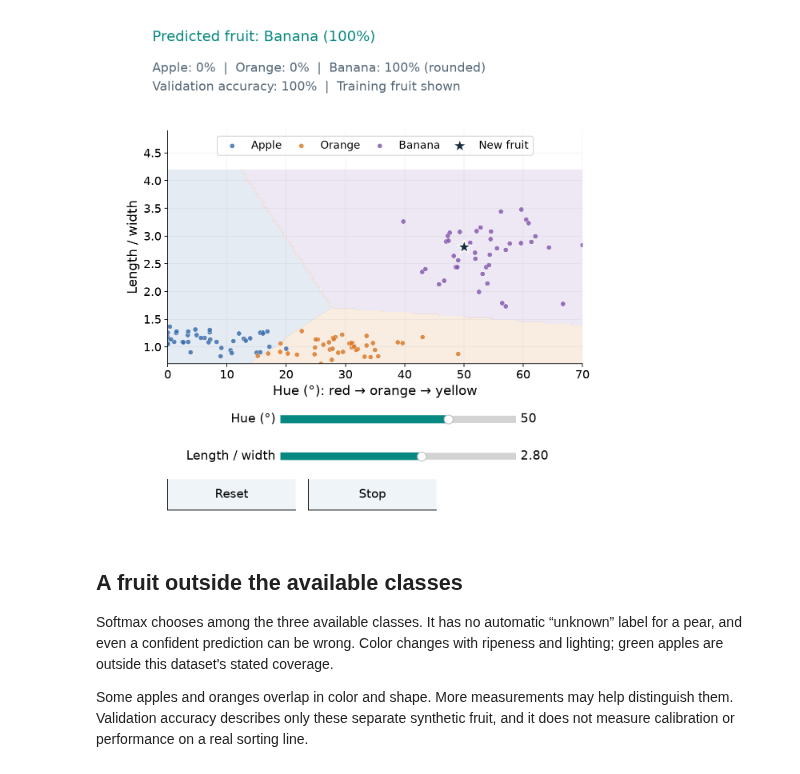
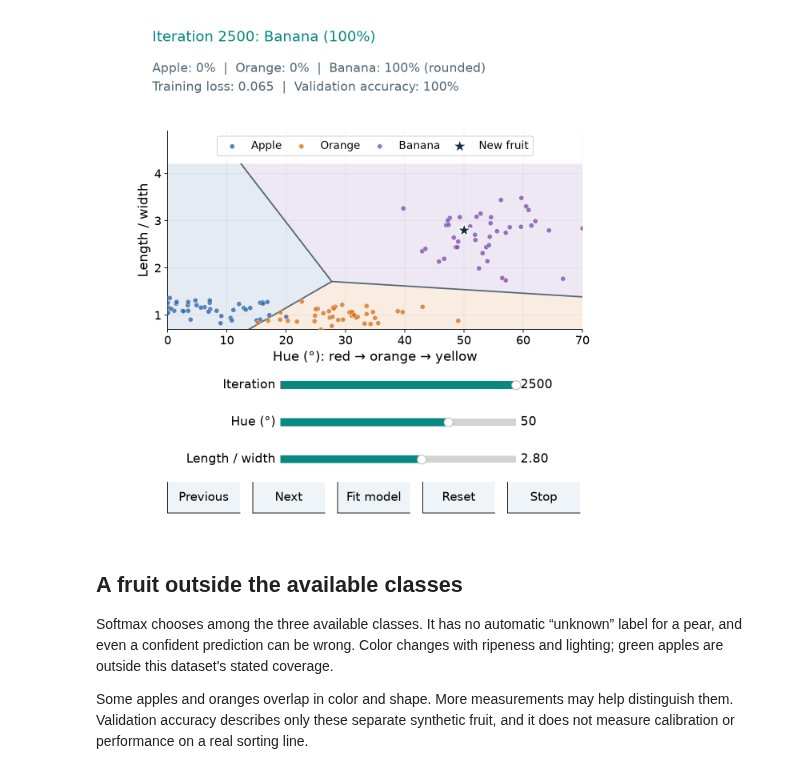
Before and after one commit to sonamu-jun/introduction-to-ai-convergence, a Jupyter notebook: 07-1_Classification/03_multiclass_logistic_regression.ipynb, the cells around one changed output. Saved outputs shown, nothing was run; the diff lists cells and outputs as text; code cells hidden in the pictures.

Commit message:
Show multiclass decision boundaries throughout gradient descent

```diff
--- a/07-1_Classification/03_multiclass_logistic_regression.ipynb
+++ b/07-1_Classification/03_multiclass_logistic_regression.ipynb
@@ -297,46 +299,108 @@ def fruit_features(values):
 train_features = fruit_features(fruit[train_id])
 one_hot = np.eye(3)[labels[train_id]]
 weights = np.zeros((3, 3))
+weight_history = [weights.copy()]
 for iteration in range(2500):
     probability = softmax(train_features @ weights)
     weights -= .15 * train_features.T @ (probability - one_hot) / len(train_id)
-validation_probability = softmax(fruit_features(fruit[validation_id]) @ weights)
-validation_accuracy = np.mean(validation_probability.argmax(axis=1) == labels[validation_id])
+    weight_history.append(weights.copy())
+weight_history = np.asarray(weight_history)
 hue_grid, shape_grid = np.meshgrid(np.linspace(0, 70, 141), np.linspace(.7, 4.2, 101))
-region_probability = softmax(fruit_features(np.c_[hue_grid.ravel(), shape_grid.ravel()]) @ weights)
-regions = region_probability.argmax(axis=1).reshape(hue_grid.shape)
+grid_features = fruit_features(np.c_[hue_grid.ravel(), shape_grid.ravel()])
+validation_features = fruit_features(fruit[validation_id])
 
 
-def render_fruit(view, hue, shape):
-    scores = (fruit_features([[hue, shape]]) @ weights)[0]
+def fruit_boundaries(current_weights):
+    """Clip equal-score lines to the plot and to where both classes beat the third."""
+    raw = current_weights.copy()
+    raw[1:] /= feature_scale[:, None]
+    raw[0] -= feature_mean @ raw[1:]
+    segments = []
+    for first, second in [(0, 1), (0, 2), (1, 2)]:
+        difference = raw[:, first] - raw[:, second]
+        normal = difference[1:]
+        norm_squared = float(normal @ normal)
+        if norm_squared < 1e-24:
+            # Identical scores everywhere do not define a boundary line.
+            continue
+        origin = -difference[0] * normal / norm_squared
+        direction = np.array([-normal[1], normal[0]])
+        third = 3 - first - second
+        # Each constraint is offset + hue coefficient * hue + shape coefficient * shape >= 0.
+        constraints = [np.array([0., 1., 0.]), np.array([70., -1., 0.]),
+                       np.array([-.7, 0., 1.]), np.array([4.2, 0., -1.]),
+                       raw[:, first] - raw[:, third]]
+        lower, upper = -np.inf, np.inf
+        for constraint in constraints:
+            offset = constraint[0] + constraint[1:] @ origin
+            slope = constraint[1:] @ direction
+            if abs(slope) < 1e-12:
+                if offset < -1e-12:
+                    lower, upper = 1., 0.
+                    break
+            elif slope > 0:
+                lower = max(lower, -offset / slope)
+            else:
+                upper = min(upper, -offset / slope)
+        if lower < upper:
+            points = origin + np.array([lower, upper])[:, None] * direction
+            segments.append((first, second, points))
+    return segments
+
+
+def render_fruit(view, iteration, hue, shape):
+    current_weights = weight_history[int(iteration)]
+    scores = (fruit_features([[hue, shape]]) @ current_weights)[0]
     probability = softmax(scores)
     predicted = int(probability.argmax())
+    grid_probability = softmax(grid_features @ current_weights)
+    regions = grid_probability.argmax(axis=1).reshape(hue_grid.shape)
+    validation_probability = softmax(validation_features @ current_weights)
+    validation_accuracy = float(np.mean(validation_probability.argmax(axis=1) == labels[validation_id]))
+    training_scores = train_features @ current_weights
+    # Stable cross-entropy uses the score of each fruit's observed class.
+    loss = float(np.mean(np.logaddexp.reduce(training_scores, axis=1)
+                         - training_scores[np.arange(len(train_id)), labels[train_id]]))
+    boundaries = fruit_boundaries(current_weights)
     ax = view.ax
     ax.contourf(hue_grid, shape_grid, regions, levels=[-.5, .5, 1.5, 2.5],
                 colors=class_colors, alpha=.13)
+    for first, second, points in boundaries:
+        ax.plot(points[:, 0], points[:, 1], color="#536675", linewidth=1.6, zorder=2)
     for index, (name, color) in enumerate(zip(class_names, class_colors)):
         selected = train_id[labels[train_id] == index]
         ax.scatter(fruit[selected, 0], fruit[selected, 1], color=color, s=30,
-                   edgecolor="white", linewidth=.4, label=name, alpha=.8)
+                   edgecolor="white", linewidth=.4, label=name, alpha=.8, zorder=3)
     ax.scatter([hue], [shape], color="#172d3e", marker="*", s=260,
                edgecolor="white", linewidth=1.2, zorder=5, label="New fruit")
     ax.set(xlim=(0, 70), ylim=(.7, 4.9), xlabel="Hue (°): red → orange → yellow",
            ylabel="Length / width")
     ax.legend(loc="upper center", ncol=4, fontsize=12, columnspacing=.8)
-    view.status.set_text(f"Predicted fruit: {class_names[predicted]} ({probability[predicted]:.0%})")
+    view.status.set_text(f"Iteration {int(iteration)}: {class_names[predicted]} ({probability[predicted]:.0%})")
     view.detail.set_text("  |  ".join(f"{name}: {p:.0%}" for name, p in zip(class_names, probability))
-                         + f" (rounded)\nValidation accuracy: {validation_accuracy:.0%}  |  Training fruit shown")
+                         + f" (rounded)\nTraining loss: {loss:.3f}  |  Validation accuracy: {validation_accuracy:.0%}")
     return {"probability": probability, "scores": scores, "prediction": predicted,
-            "query": np.array([hue, shape])}
+            "query": np.array([hue, shape]), "weights": current_weights.copy(),
+            "regions": regions, "boundaries": boundaries, "loss": loss,
+            "validation_probability": validation_probability,
+            "validation_accuracy": validation_accuracy}
 
 
 fruit_demo = ClassificationExplorer("fruit", render_fruit, [
+    ("iteration", "Iteration", 0, 2500, 0, 1, "%0.0f"),
     ("hue", "Hue (°)", 0, 70, 50, 1, "%0.0f"),
     ("shape", "Length / width", .7, 4.2, 2.8, .05, "%0.2f"),
+], actions=[
+    ("Previous", lambda view: view.set_values(iteration=max(0, int(view.controls["iteration"].val) - 1))),
+    ("Next", lambda view: view.set_values(iteration=min(2500, int(view.controls["iteration"].val) + 1))),
+    ("Fit model", lambda view: view.set_values(iteration=2500)),
 ])
+if CLASSIFICATION_STATIC:
+    # The preview shows the fitted regions; live execution begins before fitting.
+    fruit_demo.set_values(iteration=2500)
 fruit_demo.start()
 # %% [output]
-[figure, old version]
+[figure, new version]
 # %% [markdown]
 ## A fruit outside the available classes
 
```
Also changed, not shown: parts of 1 cell of this notebook.
